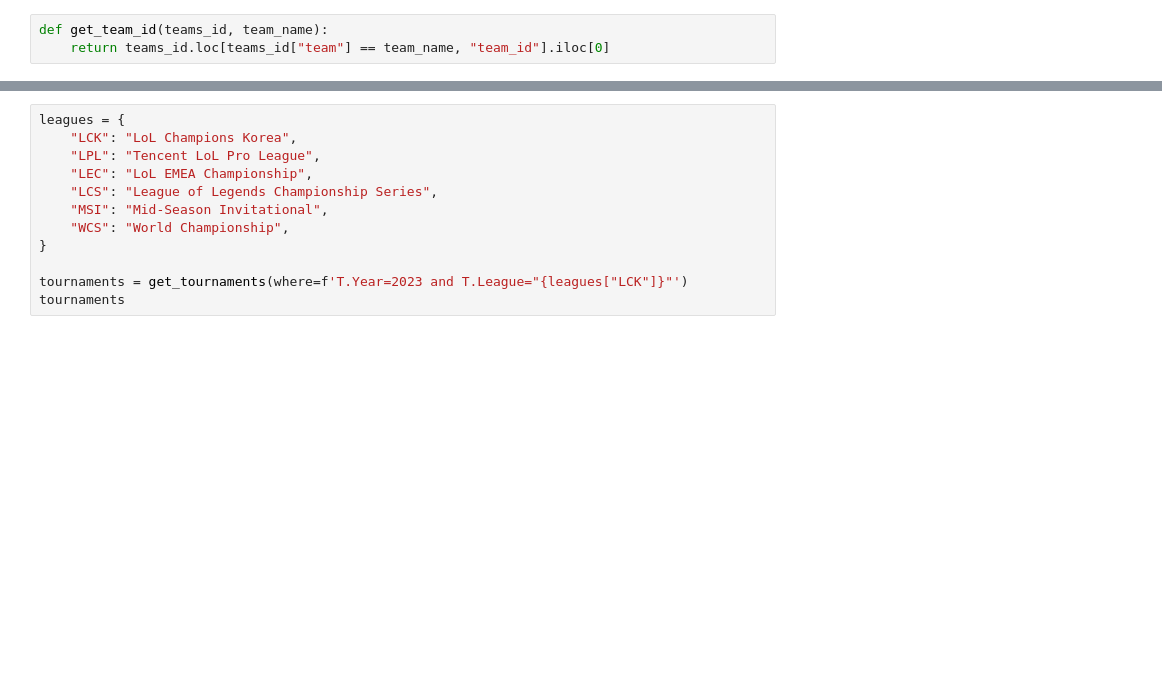
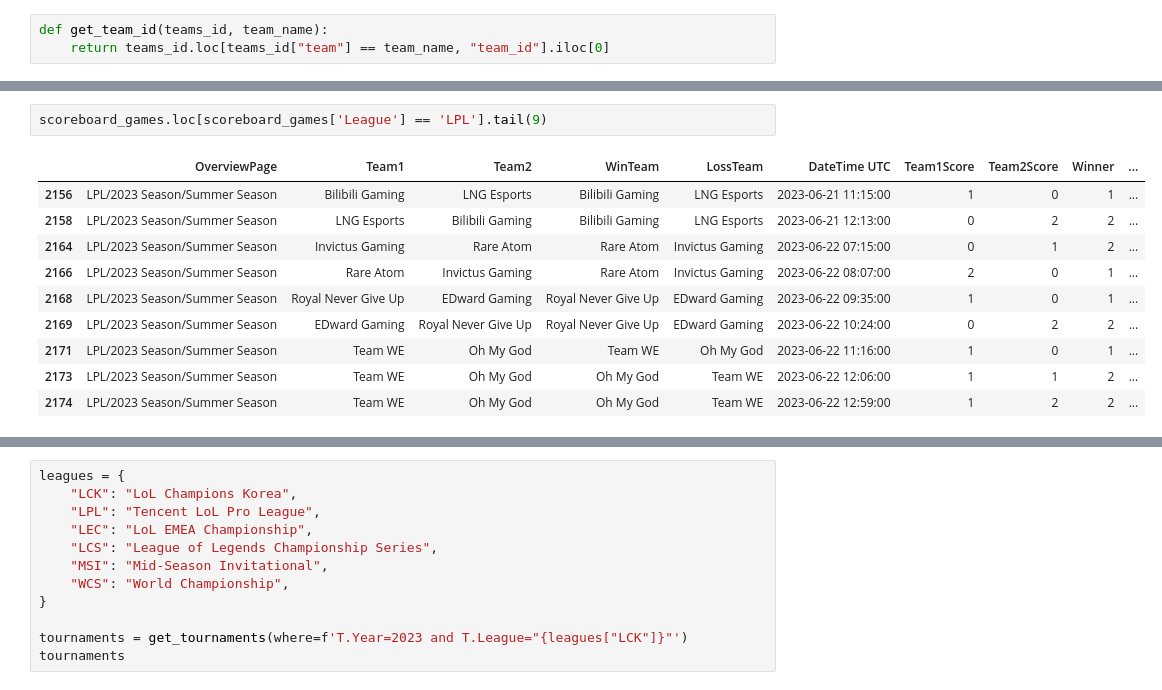
Before and after one commit to posky/LoL-Esports, a Jupyter notebook: glicko_rating_matches.ipynb, the cells around one changed output, grey strips where cells are left out. Cells and saved outputs as stored; diff of their text form; blank space fills up the shorter version.

```diff
--- a/glicko_rating_matches.ipynb
+++ b/glicko_rating_matches.ipynb
@@ -35,3 +50,16 @@ ratings.loc[(ratings["league"] == "LCK") & (ratings["last_game_date"].dt.year ==
+# %%
+scoreboard_games.loc[scoreboard_games['League'] == 'LPL'].tail(9)
+# %% [output]
+|  | OverviewPage | Team1 | Team2 | WinTeam | LossTeam | DateTime UTC | Team1Score | Team2Score | Winner | ... |
+| 2156 | LPL/2023 Season/Summer Season | Bilibili Gaming | LNG Esports | Bilibili Gaming | LNG Esports | 2023-06-21 11:15:00 | 1 | 0 | 1 | ... |
+| 2158 | LPL/2023 Season/Summer Season | LNG Esports | Bilibili Gaming | Bilibili Gaming | LNG Esports | 2023-06-21 12:13:00 | 0 | 2 | 2 | ... |
+| 2164 | LPL/2023 Season/Summer Season | Invictus Gaming | Rare Atom | Rare Atom | Invictus Gaming | 2023-06-22 07:15:00 | 0 | 1 | 2 | ... |
+| 2166 | LPL/2023 Season/Summer Season | Rare Atom | Invictus Gaming | Rare Atom | Invictus Gaming | 2023-06-22 08:07:00 | 2 | 0 | 1 | ... |
+| 2168 | LPL/2023 Season/Summer Season | Royal Never Give Up | EDward Gaming | Royal Never Give Up | EDward Gaming | 2023-06-22 09:35:00 | 1 | 0 | 1 | ... |
+| 2169 | LPL/2023 Season/Summer Season | EDward Gaming | Royal Never Give Up | Royal Never Give Up | EDward Gaming | 2023-06-22 10:24:00 | 0 | 2 | 2 | ... |
+| 2171 | LPL/2023 Season/Summer Season | Team WE | Oh My God | Team WE | Oh My God | 2023-06-22 11:16:00 | 1 | 0 | 1 | ... |
+| 2173 | LPL/2023 Season/Summer Season | Team WE | Oh My God | Oh My God | Team WE | 2023-06-22 12:06:00 | 1 | 1 | 2 | ... |
+| 2174 | LPL/2023 Season/Summer Season | Team WE | Oh My God | Oh My God | Team WE | 2023-06-22 12:59:00 | 1 | 2 | 2 | ... |
 # %%
 ratings.loc[(ratings["league"] == "LPL") & (ratings["last_game_date"].dt.year == 2023)]
 # %% [output]
```
Also changed, not shown: parts of 14 cells of this notebook.
